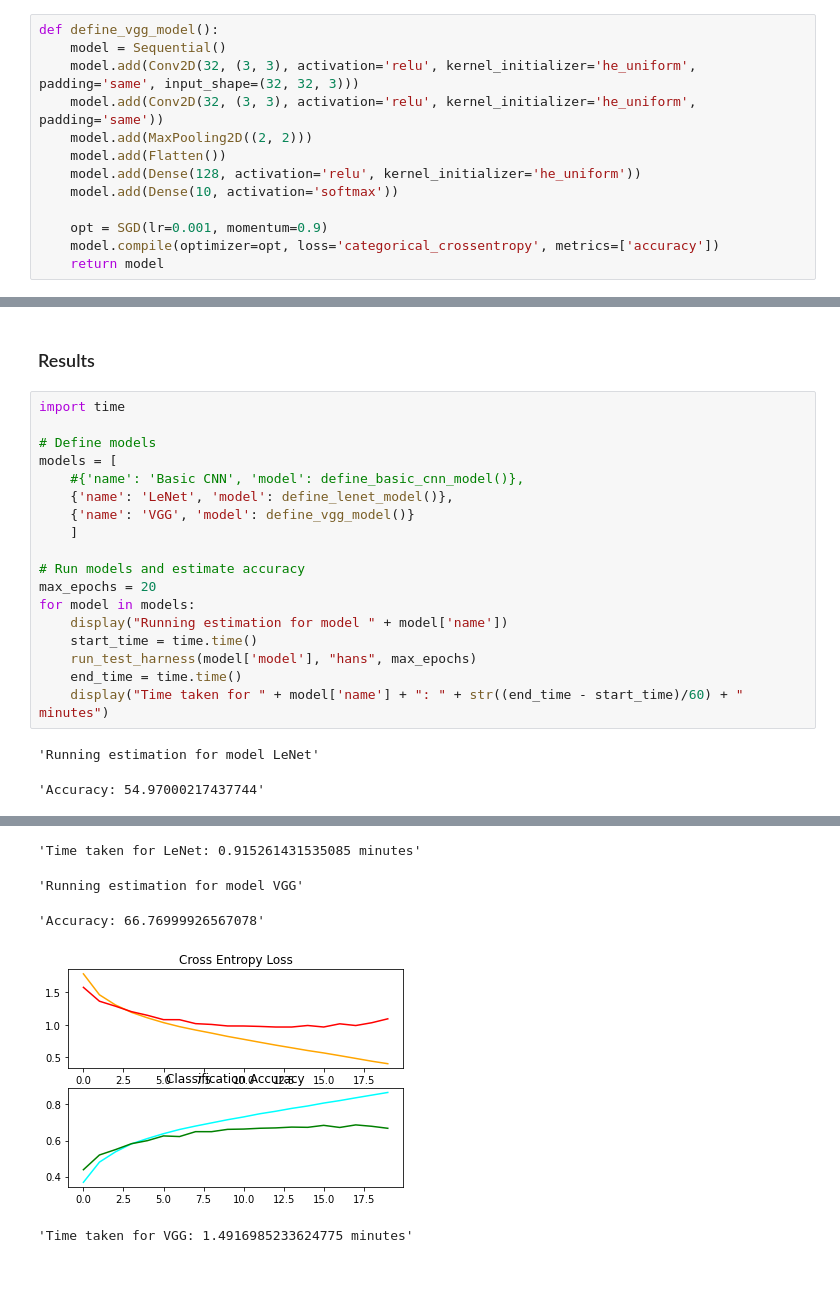
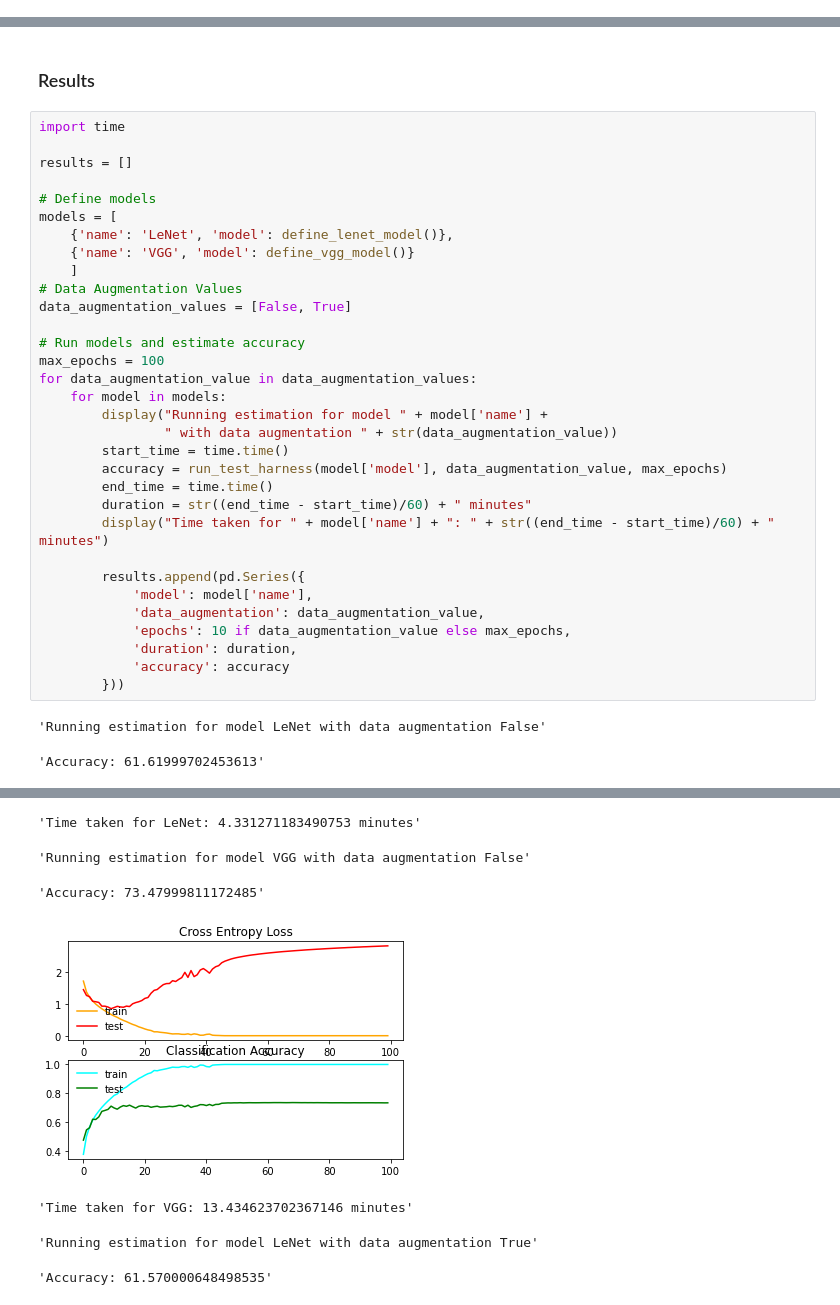
Before and after one commit to kocmana/tw_mle_exercise5, a Jupyter notebook: tw_mle_exercise5.ipynb, the cells around one changed output, grey strips where cells are left out. Saved outputs shown, nothing was run; the diff lists cells and outputs as text; blank space fills up the shorter version.

```diff
--- a/tw_mle_exercise5.ipynb
+++ b/tw_mle_exercise5.ipynb
@@ -273,13 +247,0 @@ Based on the description in this tutorial VGG models were applied:
-# %%
-def define_vgg_model():
-    model = Sequential()
-    model.add(Conv2D(32, (3, 3), activation='relu', kernel_initializer='he_uniform', padding='same', input_shape=(32, 32, 3)))
-    model.add(Conv2D(32, (3, 3), activation='relu', kernel_initializer='he_uniform', padding='same'))
-    model.add(MaxPooling2D((2, 2)))
-    model.add(Flatten())
-    model.add(Dense(128, activation='relu', kernel_initializer='he_uniform'))
-    model.add(Dense(10, activation='softmax'))
-
-    opt = SGD(lr=0.001, momentum=0.9)
-    model.compile(optimizer=opt, loss='categorical_crossentropy', metrics=['accuracy'])
-    return model
@@ -297,21 +264,35 @@ def data_augmentation(trainX, trainY):
 # %%
 import time
 
+results = []
+
 # Define models
 models = [
-    #{'name': 'Basic CNN', 'model': define_basic_cnn_model()},
     {'name': 'LeNet', 'model': define_lenet_model()},
     {'name': 'VGG', 'model': define_vgg_model()}
     ]
+# Data Augmentation Values
+data_augmentation_values = [False, True]
 
 # Run models and estimate accuracy
-max_epochs = 20
-for model in models:
-    display("Running estimation for model " + model['name'])
-    start_time = time.time()
-    run_test_harness(model['model'], "hans", max_epochs)
-    end_time = time.time()
-    display("Time taken for " + model['name'] + ": " + str((end_time - start_time)/60) + " minutes")
+max_epochs = 100
+for data_augmentation_value in data_augmentation_values:
+    for model in models:
+        display("Running estimation for model " + model['name'] +
+                " with data augmentation " + str(data_augmentation_value))
+        start_time = time.time()
+        accuracy = run_test_harness(model['model'], data_augmentation_value, max_epochs)
+        end_time = time.time()
+        duration = str((end_time - start_time)/60) + " minutes"
+        display("Time taken for " + model['name'] + ": " + str((end_time - start_time)/60) + " minutes")
+
+        results.append(pd.Series({
+            'model': model['name'],
+            'data_augmentation': data_augmentation_value,
+            'epochs': 10 if data_augmentation_value else max_epochs,
+            'duration': duration,
+            'accuracy': accuracy
+        }))
 # %% [output]
-'Running estimation for model LeNet'
+'Running estimation for model LeNet with data augmentation False'
-'Accuracy: 54.97000217437744'
+'Accuracy: 61.61999702453613'
@@ -319,5 +300,7 @@ for model in models:
-'Time taken for LeNet: 0.915261431535085 minutes'
+'Time taken for LeNet: 4.331271183490753 minutes'
-'Running estimation for model VGG'
+'Running estimation for model VGG with data augmentation False'
-'Accuracy: 66.76999926567078'
+'Accuracy: 73.47999811172485'
-[figure, old version]
+[figure, new version]
-'Time taken for VGG: 1.4916985233624775 minutes'
+'Time taken for VGG: 13.434623702367146 minutes'
+'Running estimation for model LeNet with data augmentation True'
+'Accuracy: 61.570000648498535'
```
Also changed, not shown: parts of 22 cells of this notebook.
